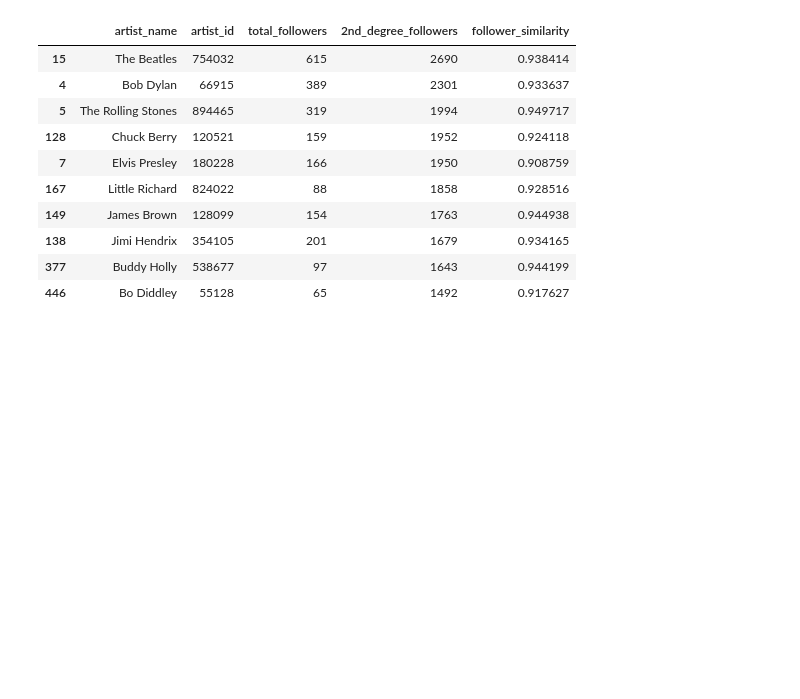
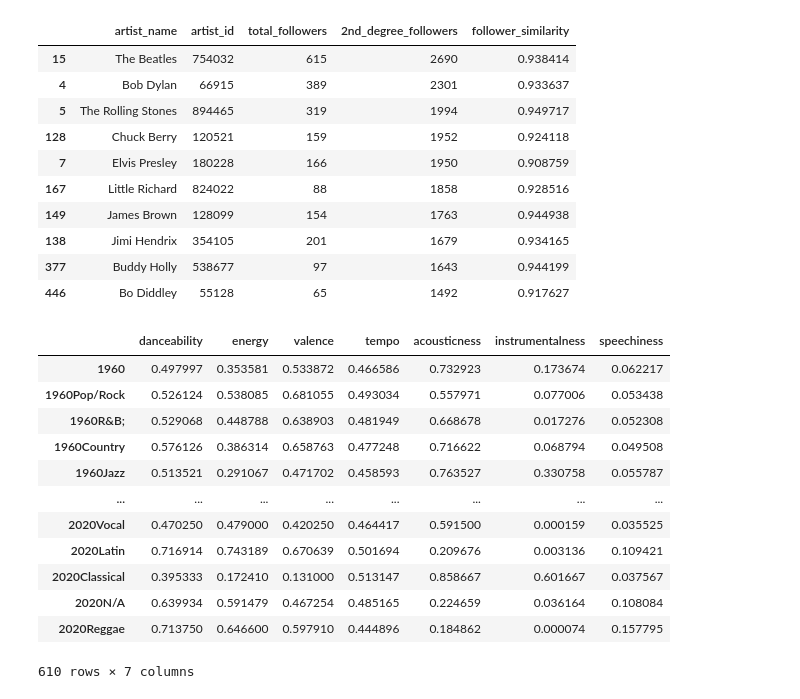
Before and after one commit to Wichaelian/ICM-2021, a Jupyter notebook: 2021_ICM_Problem_D_Data/Bullet 2.ipynb, the cells around one changed output. Saved outputs shown, nothing was run; the diff lists cells and outputs as text; code cells hidden in the pictures; blank space fills up the shorter version.

```diff
--- a/2021_ICM_Problem_D_Data/Bullet 2.ipynb
+++ b/2021_ICM_Problem_D_Data/Bullet 2.ipynb
@@ -205,21 +205,37 @@ totalInfluence[:10]
 | 446 | Bo Diddley | 55128 | 65 | 1492 | 0.917627 |
 # %%
 genreCount = full.groupby('genre').count().iloc[:,1]
-genreCount = genreCount[genreCount > 1000].sort_values(ascending = False)
+genreCount = genreCount[genreCount > 1500].sort_values(ascending = False)
+genres = genreCount.index
 
 songStats = ['danceability', 'energy', 'valence', 'tempo', 'acousticness', 'instrumentalness', 'speechiness']
 
 newDict = {}
 for year in tqdm(range(1960,2021)):
     inYearRange = full[full['year'] <= year+5]
     inYearRange = inYearRange[inYearRange['year'] >= year-4]
     yearAvg = inYearRange.mean()[songStats].to_dict()
     newDict[year] = yearAvg
     for genre in genres:
         allInGenre = inYearRange[inYearRange['genre'] == genre]
         rollingAvg = allInGenre.mean()[songStats].to_dict()
         newDict[str(year)+genre] = rollingAvg
+newDict
 genreYears = pd.DataFrame.from_dict(newDict, orient = 'index')
 genreYears
+# %% [output]
+|  | danceability | energy | valence | tempo | acousticness | instrumentalness | speechiness |
+| 1960 | 0.497997 | 0.353581 | 0.533872 | 0.466586 | 0.732923 | 0.173674 | 0.062217 |
+| 1960Pop/Rock | 0.526124 | 0.538085 | 0.681055 | 0.493034 | 0.557971 | 0.077006 | 0.053438 |
+| 1960R&B; | 0.529068 | 0.448788 | 0.638903 | 0.481949 | 0.668678 | 0.017276 | 0.052308 |
+| 1960Country | 0.576126 | 0.386314 | 0.658763 | 0.477248 | 0.716622 | 0.068794 | 0.049508 |
+| 1960Jazz | 0.513521 | 0.291067 | 0.471702 | 0.458593 | 0.763527 | 0.330758 | 0.055787 |
+| ... | ... | ... | ... | ... | ... | ... | ... |
+| 2020Vocal | 0.470250 | 0.479000 | 0.420250 | 0.464417 | 0.591500 | 0.000159 | 0.035525 |
+| 2020Latin | 0.716914 | 0.743189 | 0.670639 | 0.501694 | 0.209676 | 0.003136 | 0.109421 |
+| 2020Classical | 0.395333 | 0.172410 | 0.131000 | 0.513147 | 0.858667 | 0.601667 | 0.037567 |
+| 2020N/A | 0.639934 | 0.591479 | 0.467254 | 0.485165 | 0.224659 | 0.036164 | 0.108084 |
+| 2020Reggae | 0.713750 | 0.646600 | 0.597910 | 0.444896 | 0.184862 | 0.000074 | 0.157795 |
+610 rows × 7 columns
 # %%
 genreDiff = {}
```
Also changed, not shown: parts of 6 cells of this notebook.
